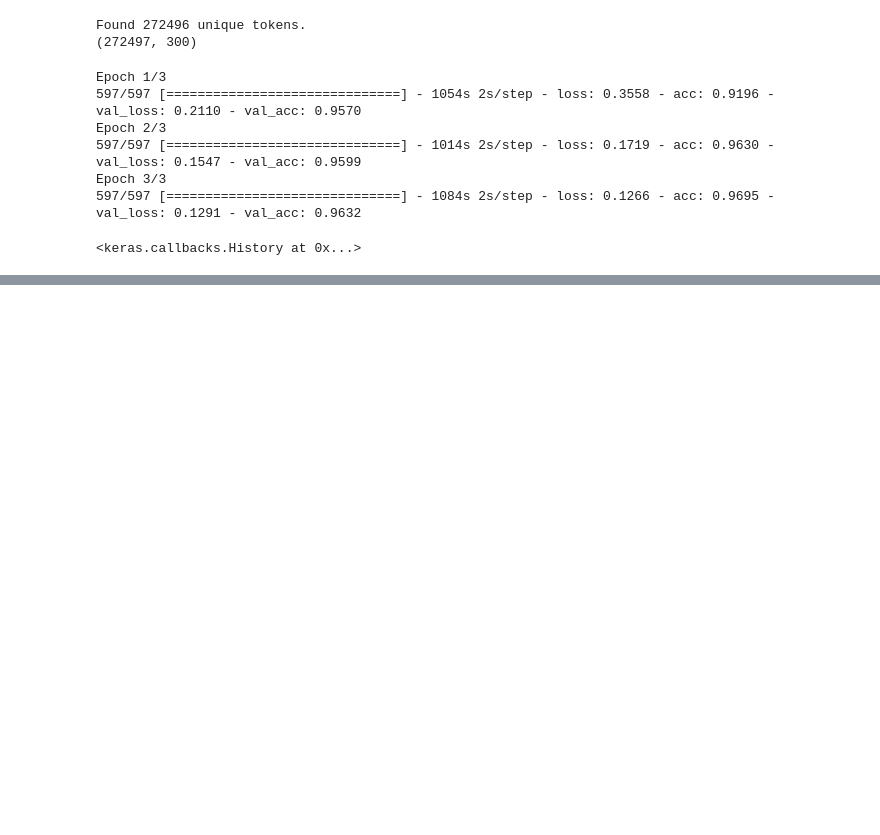
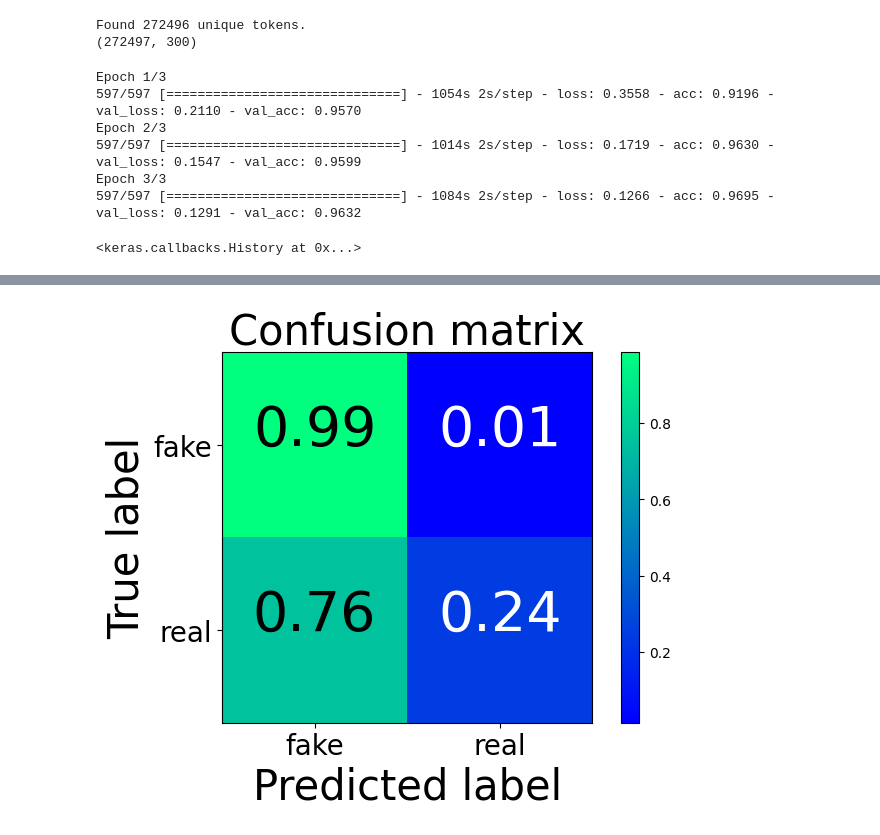
Before and after one commit to Mullestafa/DS_fake_news, a Jupyter notebook: Models/comparing_embedding_and_CNN_model.ipynb, the cells around one changed output, grey strips where cells are left out. Drawn from its saved outputs; the diff is of its cells as text; code cells hidden in the pictures; blank space fills up the shorter version.

```diff
--- a/Models/comparing_embedding_and_CNN_model.ipynb
+++ b/Models/comparing_embedding_and_CNN_model.ipynb
@@ -272,7 +318,7 @@ Epoch 3/3
 # %%
 # laod in previously saved model
-model.load_weights('E:/ML/DS_fake_news/cnn_model.h5')
+model.load_weights('E:/ML/DS_fake_news/cnn_model_b.h5')
 # load tokenizer from pickle file
 import pickle
-with open('E:/ML/DS_fake_news/tokenizer.pickle', 'rb') as handle:
+with open('E:/ML/DS_fake_news/tokenizer_b.pickle', 'rb') as handle:
     tokenizer = pickle.load(handle)
@@ -318,3 +369,12 @@ F1:  0.9494993266299157
+# %%
+from sklearn.metrics import confusion_matrix
+# create a confusion matrix
+cm = confusion_matrix(df["type"], np.argmax(predictions, axis=1))
+# plot the confusion matrix
+plot_confusion_matrix(cm, classes=['fake', 'real'], normalize=True, title='Confusion matrix')
+plt.show()
+# %% [output]
+[figure, added]
 # %%
 # test on LIAR dataset as tsv file
 df = pd.read_csv('E:/ML/DS_fake_news/train.tsv', sep='\t', header=None, usecols=[1,2])
```
Also changed, not shown: parts of 12 cells of this notebook, 5 other files.
